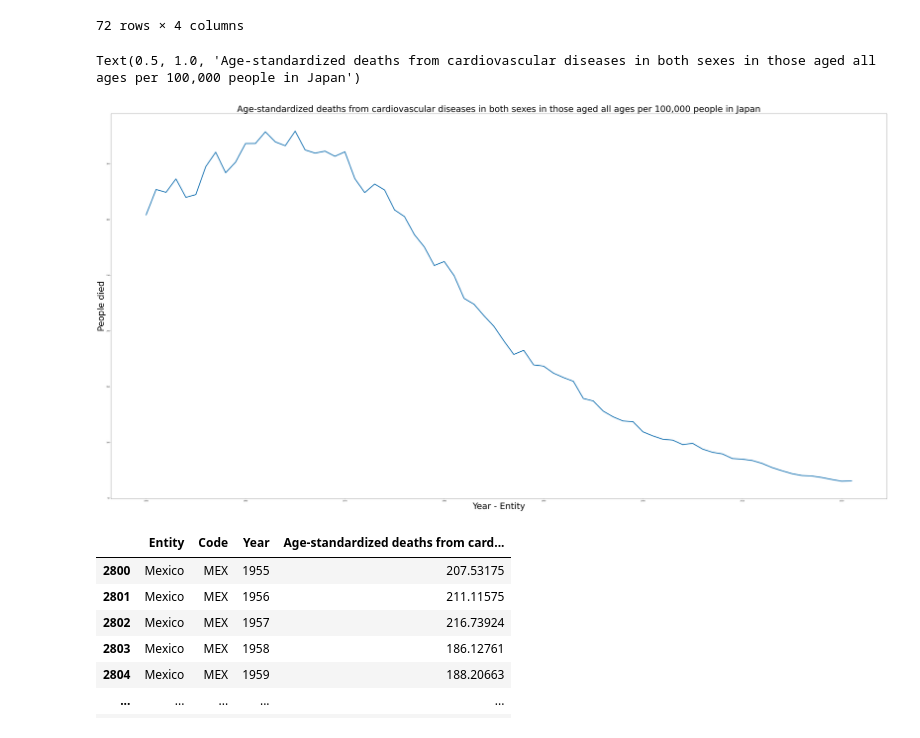
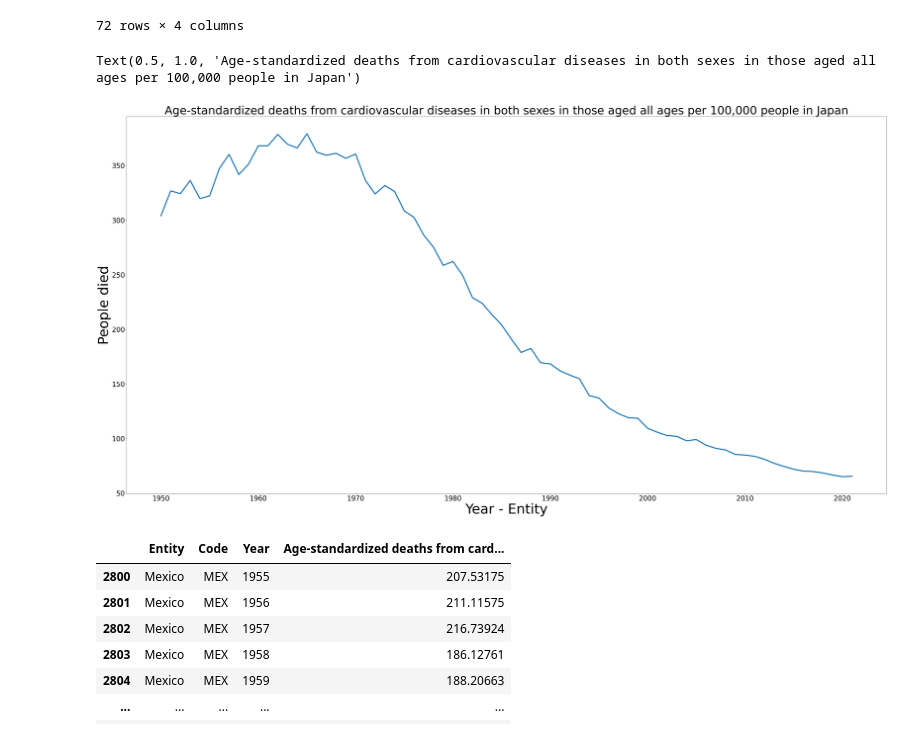
Before and after one commit to MochiTram/SPCK_5_Cardiovascular_Disease_Data_Visualize-Tram-Kiet, a Jupyter notebook: cuoikhoa.ipynb, the cells around one changed output. Saved outputs shown, nothing was run; the diff lists cells and outputs as text; code cells hidden in the pictures.

```diff
--- a/cuoikhoa.ipynb
+++ b/cuoikhoa.ipynb
@@ -173,15 +175,17 @@ df[numerical_columns] = df[numerical_columns].fillna(df[numerical_columns].mean(
 x= df_japan["Year"]
 y= df_japan["Age-standardized deaths from cardiovascular diseases in both sexes in those aged all ages per 100,000 people"]
 # %%
-plt.figure(figsize=(80, 40))
+plt.figure(figsize=(60, 30))
 plt.plot(x, y, linewidth=5)
 
-plt.xlabel('Year - Entity', fontsize=50)
-plt.ylabel('People died', fontsize=50)
+plt.xlabel('Year - Entity', fontsize=60)
+plt.xticks(fontsize=30)
+plt.ylabel('People died', fontsize=60)
+plt.yticks(fontsize=30)
 plt.title("Age-standardized deaths from cardiovascular diseases in both sexes in those aged all ages per 100,000 people in Japan", fontsize=50)
 # %% [output]
 Text(0.5, 1.0, 'Age-standardized deaths from cardiovascular diseases in both sexes in those aged all ages per 100,000 people in Japan')
-[figure, old version]
+[figure, new version]
 # %%
 df_mexico= df.loc[df['Entity']=='Mexico', :]
 df_mexico
```
Also changed, not shown: parts of 4 cells of this notebook, 12 other files.
